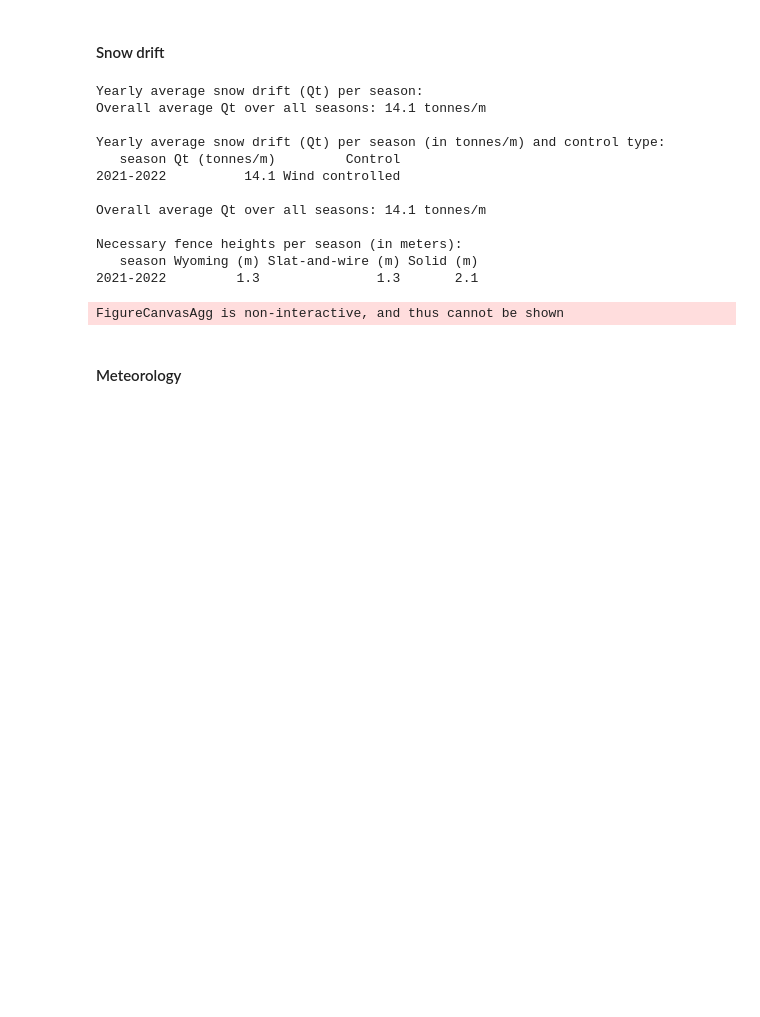
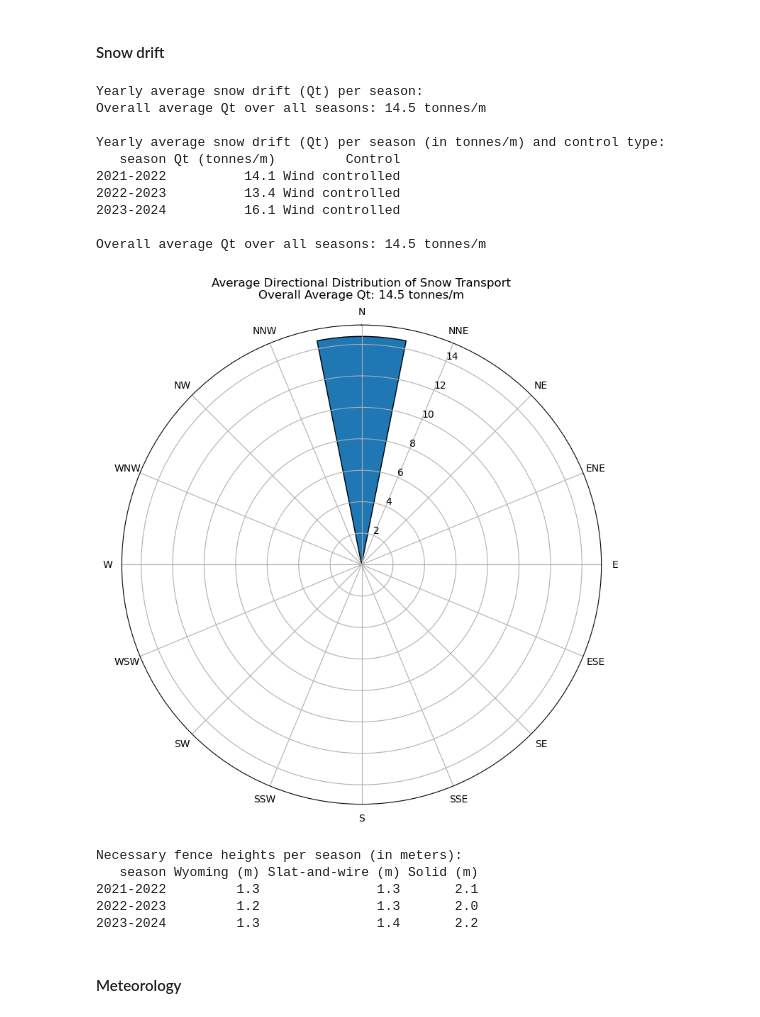
Before and after one commit to Satheris/IND320_SMAA, a Jupyter notebook: project/Assignment 4.ipynb, the cells around one changed output. Drawn from its saved outputs; the diff is of its cells as text; code cells hidden in the pictures; blank space fills up the shorter version.

```diff
--- a/project/Assignment 4.ipynb
+++ b/project/Assignment 4.ipynb
@@ -386,41 +386,44 @@ def openmeteo_download_snowdrift(area, startYear=2021, endYear=2022) -> pd.DataF
     hourly_wind_gusts_10m = hourly.Variables(3).ValuesAsNumpy()
     hourly_precipitation = hourly.Variables(4).ValuesAsNumpy()
 
     hourly_data = {"time": pd.date_range(
         start = pd.to_datetime(hourly.Time(), unit = "s", utc = True), # .tz_convert('Europe/Oslo'),
         end =  pd.to_datetime(hourly.TimeEnd(), unit = "s", utc = True), # .tz_convert('Europe/Oslo'),
         freq = pd.Timedelta(seconds = hourly.Interval()),
         inclusive = "left")}
 
     hourly_data['time'] = pd.to_datetime(hourly_data['time']).tz_localize(None) + pd.Timedelta(hours=1)
 
     hourly_data["temperature_2m (°C)"] = hourly_temperature_2m
     hourly_data["wind_direction_10m (°)"] = hourly_wind_direction_10m
     hourly_data["wind_speed_10m (m/s)"] = hourly_wind_speed_10m
     hourly_data["wind_gusts_10m (m/s)"] = hourly_wind_gusts_10m
     hourly_data["precipitation (mm)"] = hourly_precipitation
 
     df = pd.DataFrame(data = hourly_data)
 
     return df
 
 # openmeteo_download_snowdrift('NO1')
 
-snowdrift_plot(openmeteo_download_snowdrift('NO1', endYear=2022))
+snowdrift_plot(openmeteo_download_snowdrift('NO1', endYear=2024))
 # %% [output]
 Yearly average snow drift (Qt) per season:
-Overall average Qt over all seasons: 14.1 tonnes/m
+Overall average Qt over all seasons: 14.5 tonnes/m
 
 Yearly average snow drift (Qt) per season (in tonnes/m) and control type:
    season Qt (tonnes/m)         Control
 2021-2022          14.1 Wind controlled
+2022-2023          13.4 Wind controlled
+2023-2024          16.1 Wind controlled
 
-Overall average Qt over all seasons: 14.1 tonnes/m
-
-Necessary fence heights per season (in meters):
-   season Wyoming (m) Slat-and-wire (m) Solid (m)
-2021-2022         1.3               1.3       2.1
+Overall average Qt over all seasons: 14.5 tonnes/m
+[figure, added]
-FigureCanvasAgg is non-interactive, and thus cannot be shown
+Necessary fence heights per season (in meters):
+   season Wyoming (m) Slat-and-wire (m) Solid (m)
+2021-2022         1.3               1.3       2.1
+2022-2023         1.2               1.3       2.0
+2023-2024         1.3               1.4       2.2
 # %% [markdown]
 #### Meteorology
 # %% [markdown]
```
